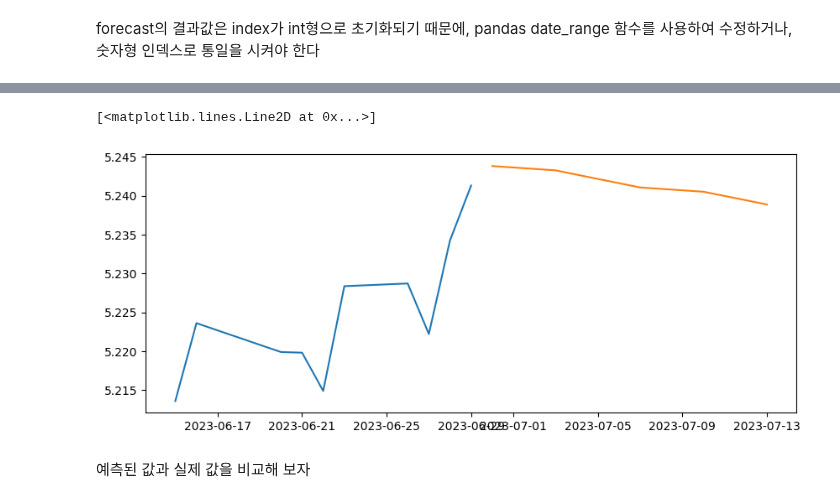
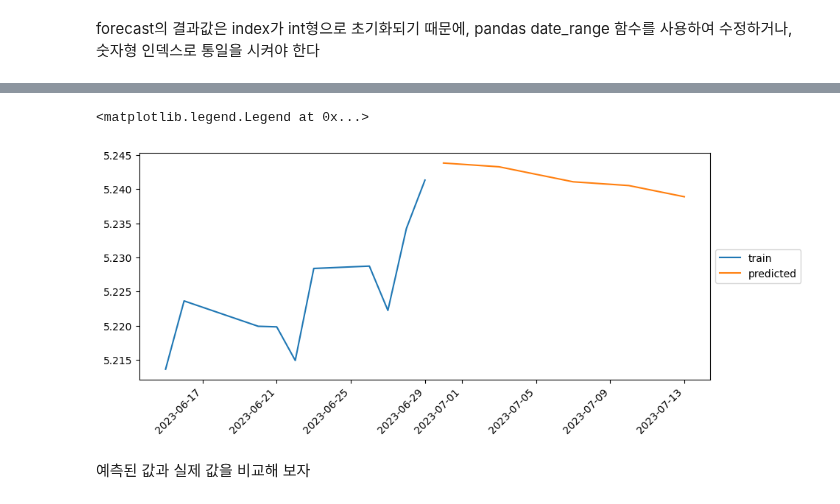
Before and after one commit to Tommylee1013/QUANTIFI, a Jupyter notebook: Week 05/Univariate Time Series.ipynb, the cells around one changed output, grey strips where cells are left out. Cells and saved outputs as stored; diff of their text form; code cells hidden in the pictures.

```diff
--- a/Week 05/Univariate Time Series.ipynb
+++ b/Week 05/Univariate Time Series.ipynb
@@ -335,11 +319,14 @@ Length: 879, dtype: float64
 # %%
 import pandas as pd
 plt.figure(figsize = (10,4))
-plt.plot(model.fittedvalues[-10:])
-plt.plot(pd.date_range(start = '2023-06-30', periods = forecast_steps, freq='B'), model.forecast(steps = forecast_steps))
+plt.plot(model.fittedvalues[-10:], label = 'train')
+plt.plot(pd.date_range(start = '2023-06-30', periods = forecast_steps, freq='B'),
+         model.forecast(steps = forecast_steps), label = 'predicted')
+plt.xticks(rotation = 45, ha = 'right')
+plt.legend(loc = 'center left', bbox_to_anchor = (1, 0.5))
 # %% [output]
-[<matplotlib.lines.Line2D at 0x...>]
+<matplotlib.legend.Legend at 0x...>
-[figure, old version]
+[figure, new version]
 # %% [markdown]
 예측된 값과 실제 값을 비교해 보자
 # %%
```
Also changed, not shown: parts of 4 cells of this notebook.
